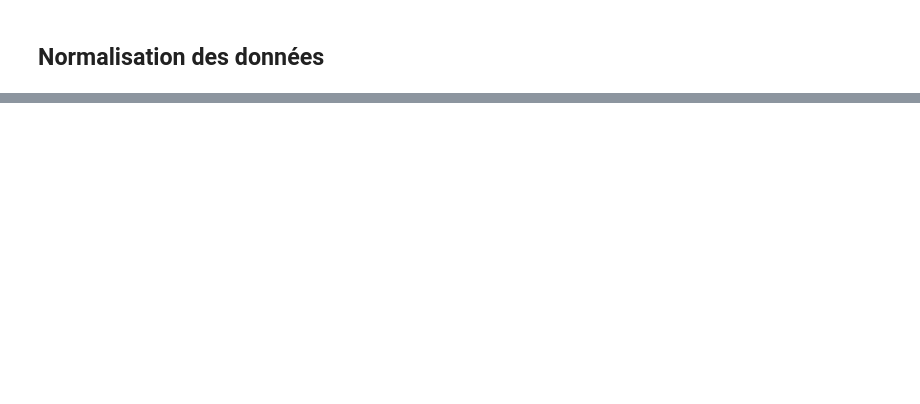
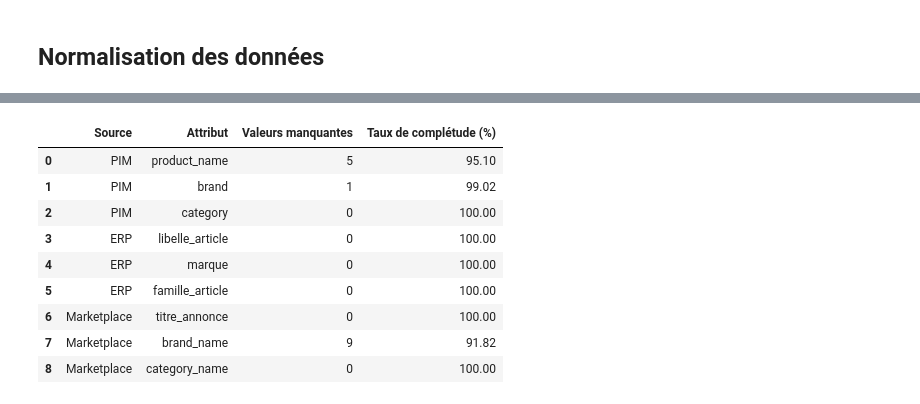
Before and after one commit to Ramadiaw12/Project_datagouvernance, a Jupyter notebook: notebooks/01_diagnostic_donnees.ipynb, the cells around one changed output, grey strips where cells are left out. Drawn from its saved outputs; the diff is of its cells as text; code cells hidden in the pictures; blank space fills up the shorter version.

```diff
--- a/notebooks/01_diagnostic_donnees.ipynb
+++ b/notebooks/01_diagnostic_donnees.ipynb
@@ -600,0 +676,31 @@ display(donnees_normalisees.head(10))
+# %%
+colonnes_obligatoires = {
+    "PIM": ["product_name", "brand", "category"],
+    "ERP": ["libelle_article", "marque", "famille_article"],
+    "Marketplace": ["titre_annonce", "brand_name", "category_name"]
+}
+
+rapport_completude = pd.concat(
+    [
+        controle_completude(
+            sources[nom],
+            colonnes,
+            nom
+        )
+        for nom, colonnes in colonnes_obligatoires.items()
+    ],
+    ignore_index=True
+)
+
+display(rapport_completude)
+# %% [output]
+|  | Source | Attribut | Valeurs manquantes | Taux de complétude (%) |
+| 0 | PIM | product_name | 5 | 95.10 |
+| 1 | PIM | brand | 1 | 99.02 |
+| 2 | PIM | category | 0 | 100.00 |
+| 3 | ERP | libelle_article | 0 | 100.00 |
+| 4 | ERP | marque | 0 | 100.00 |
+| 5 | ERP | famille_article | 0 | 100.00 |
+| 6 | Marketplace | titre_annonce | 0 | 100.00 |
+| 7 | Marketplace | brand_name | 9 | 91.82 |
+| 8 | Marketplace | category_name | 0 | 100.00 |
```
Also changed, not shown: parts of 12 cells of this notebook, 2 other files.
